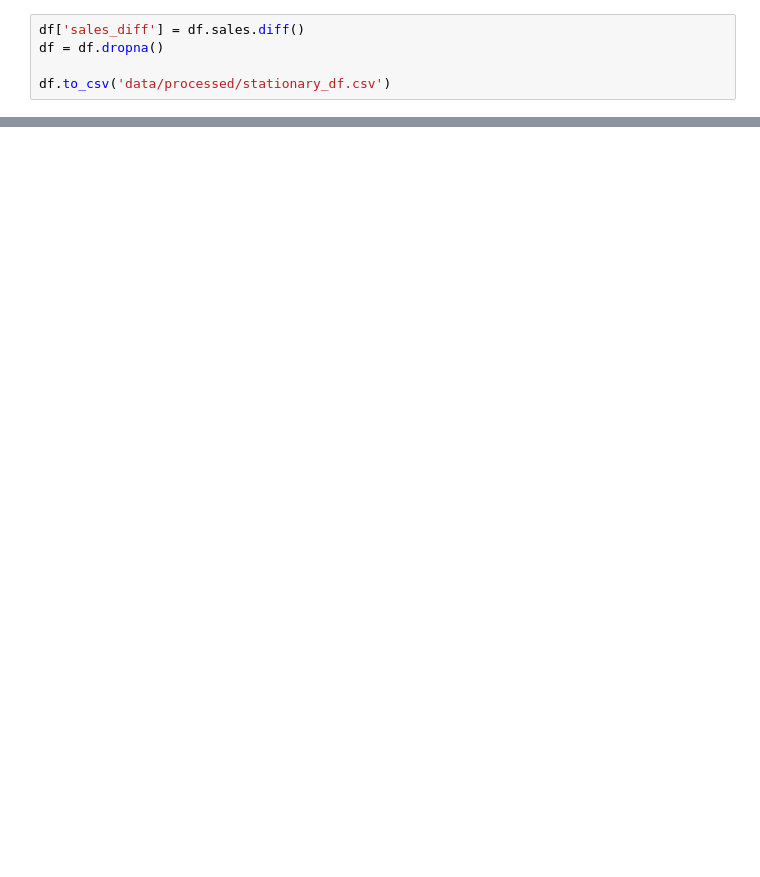
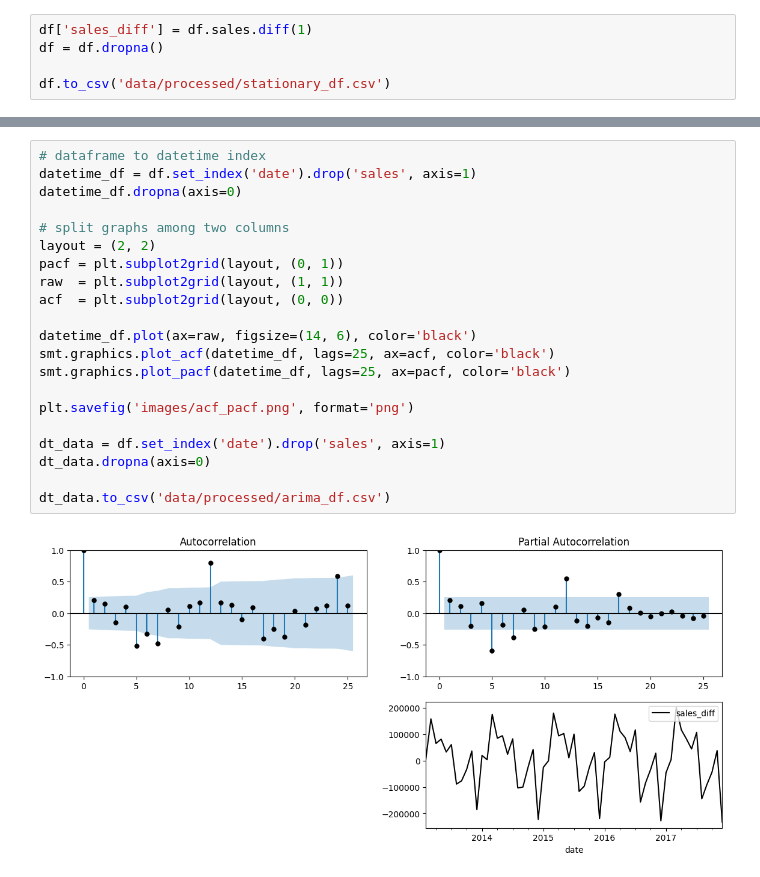
Before and after one commit to pklaudat/sales-data-forecast, a Jupyter notebook: data_info.ipynb, the cells around one changed output, grey strips where cells are left out. Cells and saved outputs as stored; diff of their text form; blank space fills up the shorter version.

```diff
--- a/data_info.ipynb
+++ b/data_info.ipynb
@@ -107,7 +80,7 @@ plt.savefig('images/vendas_mensais_antes_diff.png', format='png')
 # %% [output]
 [figure]
 # %%
-df['sales_diff'] = df.sales.diff()
+df['sales_diff'] = df.sales.diff(1)
 df = df.dropna()
 
 df.to_csv('data/processed/stationary_df.csv')
@@ -159,0 +113,23 @@ dt_data.to_csv('data/processed/arima_df.csv')
+# %%
+# dataframe to datetime index
+datetime_df = df.set_index('date').drop('sales', axis=1)
+datetime_df.dropna(axis=0)
+
+# split graphs among two columns
+layout = (2, 2)
+pacf = plt.subplot2grid(layout, (0, 1))
+raw  = plt.subplot2grid(layout, (1, 1))
+acf  = plt.subplot2grid(layout, (0, 0))
+
+datetime_df.plot(ax=raw, figsize=(14, 6), color='black')
+smt.graphics.plot_acf(datetime_df, lags=25, ax=acf, color='black')
+smt.graphics.plot_pacf(datetime_df, lags=25, ax=pacf, color='black')
+
+plt.savefig('images/acf_pacf.png', format='png')
+
+dt_data = df.set_index('date').drop('sales', axis=1)
+dt_data.dropna(axis=0)
+
+dt_data.to_csv('data/processed/arima_df.csv')
+# %% [output]
+[figure, added]
```
Also changed, not shown: parts of 9 cells of this notebook, 3 other files.
